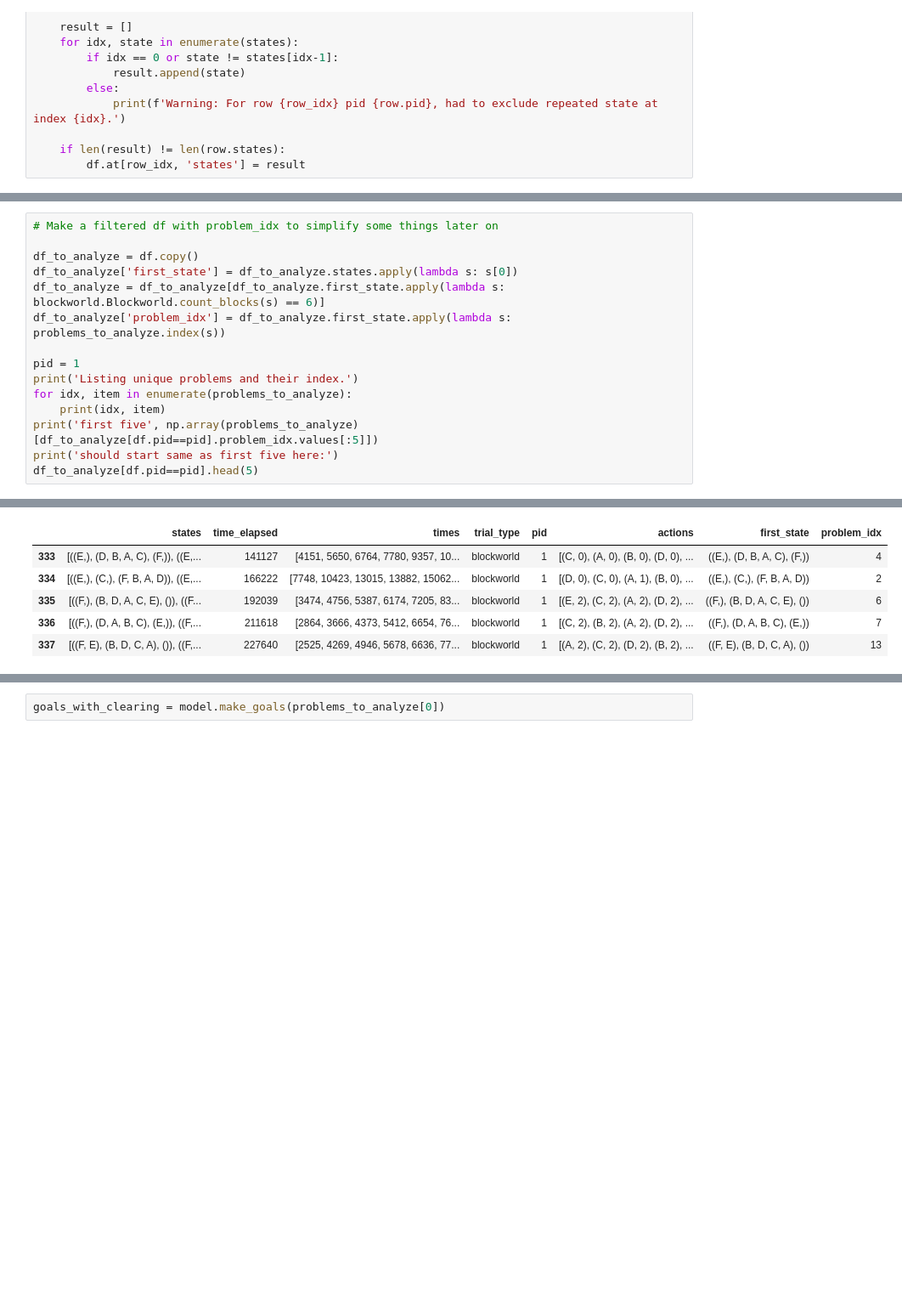
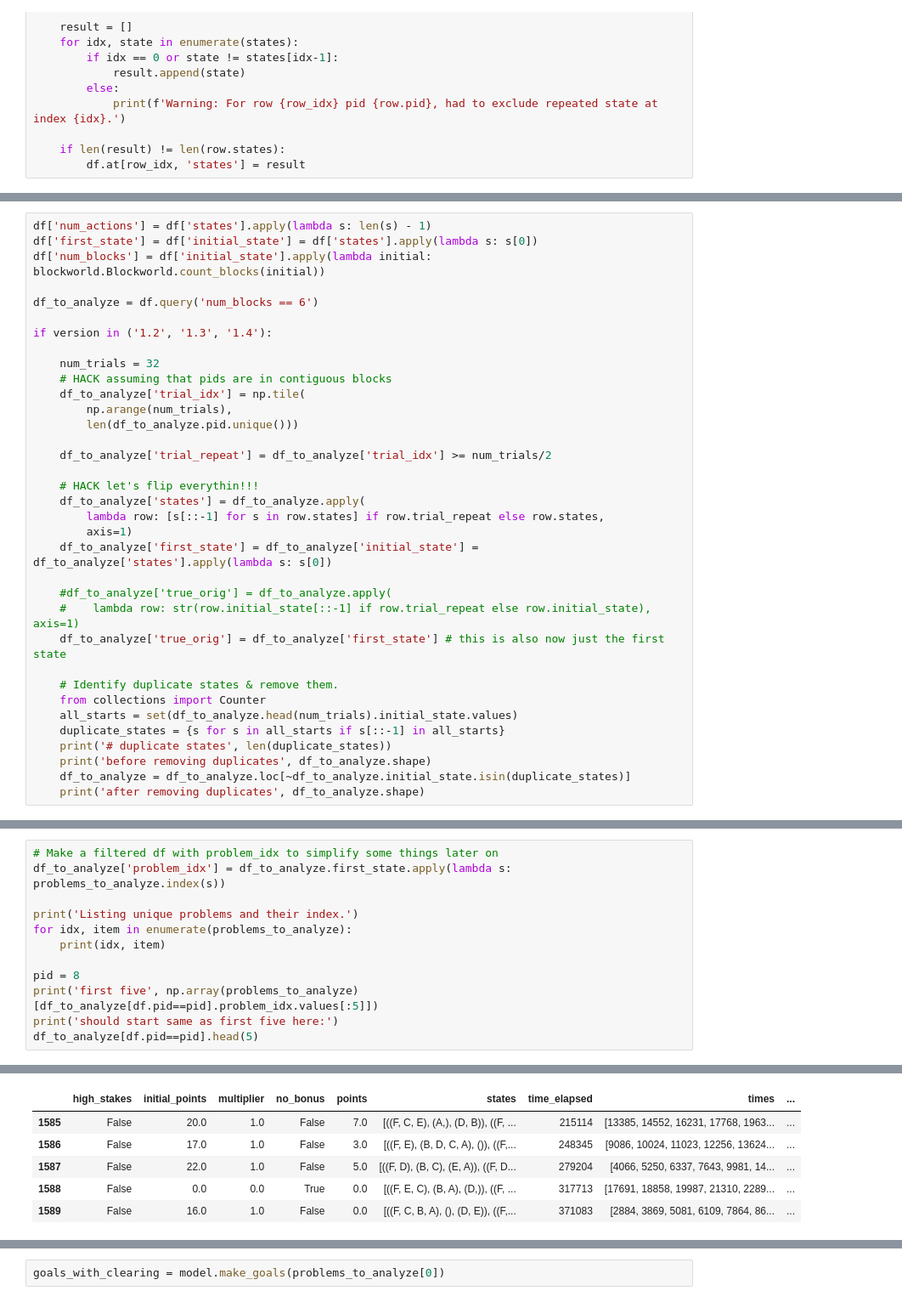
Before and after one commit to fredcallaway/multigoals, a Jupyter notebook: analysis/main.ipynb, the cells around one changed output, grey strips where cells are left out. Shown at 85% size. Saved outputs shown, nothing was run; the diff lists cells and outputs as text; blank space fills up the shorter version.

```diff
--- a/analysis/main.ipynb
+++ b/analysis/main.ipynb
@@ -100,0 +124,35 @@ for row_idx, row in df.iterrows():
+# %%
+df['num_actions'] = df['states'].apply(lambda s: len(s) - 1)
+df['first_state'] = df['initial_state'] = df['states'].apply(lambda s: s[0])
+df['num_blocks'] = df['initial_state'].apply(lambda initial: blockworld.Blockworld.count_blocks(initial))
+
+df_to_analyze = df.query('num_blocks == 6')
+
+if version in ('1.2', '1.3', '1.4'):
+
+    num_trials = 32
+    # HACK assuming that pids are in contiguous blocks
+    df_to_analyze['trial_idx'] = np.tile(
+        np.arange(num_trials),
+        len(df_to_analyze.pid.unique()))
+
+    df_to_analyze['trial_repeat'] = df_to_analyze['trial_idx'] >= num_trials/2
+
+    # HACK let's flip everythin!!!
+    df_to_analyze['states'] = df_to_analyze.apply(
+        lambda row: [s[::-1] for s in row.states] if row.trial_repeat else row.states,
+        axis=1)
+    df_to_analyze['first_state'] = df_to_analyze['initial_state'] = df_to_analyze['states'].apply(lambda s: s[0])
+
+    #df_to_analyze['true_orig'] = df_to_analyze.apply(
+    #    lambda row: str(row.initial_state[::-1] if row.trial_repeat else row.initial_state), axis=1)
+    df_to_analyze['true_orig'] = df_to_analyze['first_state'] # this is also now just the first state
+
+    # Identify duplicate states & remove them.
+    from collections import Counter
+    all_starts = set(df_to_analyze.head(num_trials).initial_state.values)
+    duplicate_states = {s for s in all_starts if s[::-1] in all_starts}
+    print('# duplicate states', len(duplicate_states))
+    print('before removing duplicates', df_to_analyze.shape)
+    df_to_analyze = df_to_analyze.loc[~df_to_analyze.initial_state.isin(duplicate_states)]
+    print('after removing duplicates', df_to_analyze.shape)
@@ -133,16 +216,13 @@ len(problems_to_analyze)
 16
 # %%
 # Make a filtered df with problem_idx to simplify some things later on
-
-df_to_analyze = df.copy()
-df_to_analyze['first_state'] = df_to_analyze.states.apply(lambda s: s[0])
-df_to_analyze = df_to_analyze[df_to_analyze.first_state.apply(lambda s: blockworld.Blockworld.count_blocks(s) == 6)]
 df_to_analyze['problem_idx'] = df_to_analyze.first_state.apply(lambda s: problems_to_analyze.index(s))
 
-pid = 1
 print('Listing unique problems and their index.')
 for idx, item in enumerate(problems_to_analyze):
     print(idx, item)
+
+pid = 8
 print('first five', np.array(problems_to_analyze)[df_to_analyze[df.pid==pid].problem_idx.values[:5]])
 print('should start same as first five here:')
 df_to_analyze[df.pid==pid].head(5)
@@ -166,7 +246,7 @@ Listing unique problems and their index.
 should start same as first five here:
-|  | states | time_elapsed | times | trial_type | pid | actions | first_state | problem_idx |
-| 333 | [((E,), (D, B, A, C), (F,)), ((E,... | 141127 | [4151, 5650, 6764, 7780, 9357, 10... | blockworld | 1 | [(C, 0), (A, 0), (B, 0), (D, 0), ... | ((E,), (D, B, A, C), (F,)) | 4 |
-| 334 | [((E,), (C,), (F, B, A, D)), ((E,... | 166222 | [7748, 10423, 13015, 13882, 15062... | blockworld | 1 | [(D, 0), (C, 0), (A, 1), (B, 0), ... | ((E,), (C,), (F, B, A, D)) | 2 |
-| 335 | [((F,), (B, D, A, C, E), ()), ((F... | 192039 | [3474, 4756, 5387, 6174, 7205, 83... | blockworld | 1 | [(E, 2), (C, 2), (A, 2), (D, 2), ... | ((F,), (B, D, A, C, E), ()) | 6 |
-| 336 | [((F,), (D, A, B, C), (E,)), ((F,... | 211618 | [2864, 3666, 4373, 5412, 6654, 76... | blockworld | 1 | [(C, 2), (B, 2), (A, 2), (D, 2), ... | ((F,), (D, A, B, C), (E,)) | 7 |
-| 337 | [((F, E), (B, D, C, A), ()), ((F,... | 227640 | [2525, 4269, 4946, 5678, 6636, 77... | blockworld | 1 | [(A, 2), (C, 2), (D, 2), (B, 2), ... | ((F, E), (B, D, C, A), ()) | 13 |
+|  | high_stakes | initial_points | multiplier | no_bonus | points | states | time_elapsed | times | ... |
+| 1585 | False | 20.0 | 1.0 | False | 7.0 | [((F, C, E), (A,), (D, B)), ((F, ... | 215114 | [13385, 14552, 16231, 17768, 1963... | ... |
+| 1586 | False | 17.0 | 1.0 | False | 3.0 | [((F, E), (B, D, C, A), ()), ((F,... | 248345 | [9086, 10024, 11023, 12256, 13624... | ... |
+| 1587 | False | 22.0 | 1.0 | False | 5.0 | [((F, D), (B, C), (E, A)), ((F, D... | 279204 | [4066, 5250, 6337, 7643, 9981, 14... | ... |
+| 1588 | False | 0.0 | 0.0 | True | 0.0 | [((F, E, C), (B, A), (D,)), ((F, ... | 317713 | [17691, 18858, 19987, 21310, 2289... | ... |
+| 1589 | False | 16.0 | 1.0 | False | 0.0 | [((F, C, B, A), (), (D, E)), ((F,... | 371083 | [2884, 3869, 5081, 6109, 7864, 86... | ... |
```
Also changed, not shown: parts of 57 cells of this notebook, 7 other files.
